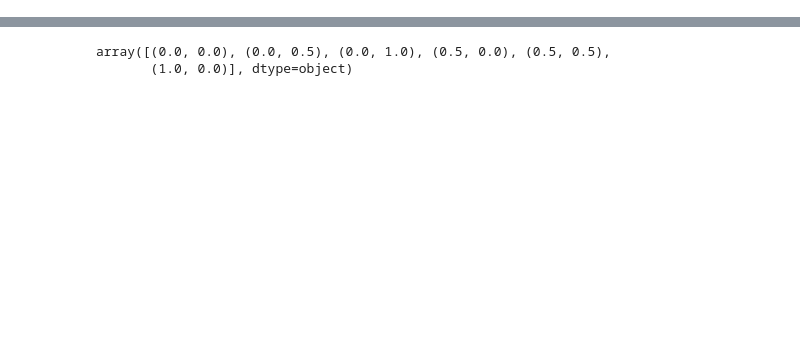
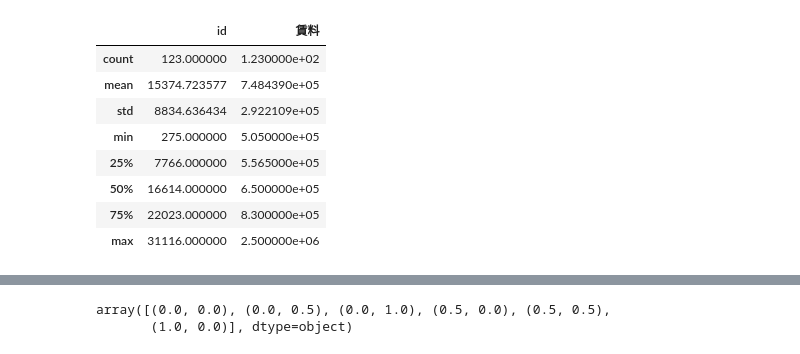
Before and after one commit to MosasoM/mynavi, a Jupyter notebook: mynavi_datavis.ipynb, the cells around one changed output, grey strips where cells are left out. Cells and saved outputs as stored; diff of their text form; code cells hidden in the pictures; blank space fills up the shorter version.

```diff
--- a/mynavi_datavis.ipynb
+++ b/mynavi_datavis.ipynb
@@ -1413,40 +21,0 @@ array(['北', '北東', '北西', '南', '南東', '南西', '東', '西'], dtyp
-# %%
-class direction_encoder:
-    def __init__(self):
-        self.encoder = OneHotEncoder(sparse=False,handle_unknown="ignore")
-#         self.classi = {'北西': -3, '北東': -1, '北': -4, '南西': 1, '南東': 3, '南': 4, '西': -2, '東': 2}
-    def fit(self,x,y):
-        self.encoder.fit(x["方角"].fillna("北").values.reshape(-1,1))
-        return self
-    def transform(self,x):
-        temp = x["方角"]
-        temp = temp.fillna("北")
-        temp = temp.values
-#         ans = [0 for i in range(len(temp))]
-        south = [0 for i in range(len(temp))]
-        east = [0 for i in range(len(temp))]
-        for i in range(len(temp)):
-            sf = 0
-            ef = 0
-#             for c in temp[i]:
-            if "南" in temp[i]:
-                sf += 1
-            if "東" in temp[i]:
-                ef += 1
-
-#                 if c == "南":
-#                     sf += 1
-#                 elif c == "東":
-#                     ef += 1
-            sf = sf/len(temp[i])
-            ef = ef/len(temp[i])
-            south[i] = sf
-            east[i] = ef
-        hoge = x.drop("方角",axis = 1)
-        hoge = hoge.assign(south=south)
-        hoge = hoge.assign(east = east)
-        return hoge
-temp = direction_encoder()
-temp.fit(train,[])
-hoge = temp.transform(train)
-hoge.head(1)
@@ -1471,0 +43,13 @@ array([116208.28514655, 127517.73732021, 113991.11131131, 126737.89448052,
+# %%
+th = 500000
+train.query("賃料>@th").describe()
+# %% [output]
+|  | id | 賃料 |
+| count | 123.000000 | 1.230000e+02 |
+| mean | 15374.723577 | 7.484390e+05 |
+| std | 8834.636434 | 2.922109e+05 |
+| min | 275.000000 | 5.050000e+05 |
+| 25% | 7766.000000 | 5.565000e+05 |
+| 50% | 16614.000000 | 6.500000e+05 |
+| 75% | 22023.000000 | 8.300000e+05 |
+| max | 31116.000000 | 2.500000e+06 |
```
Also changed, not shown: parts of 96 cells of this notebook, 26 other files.
